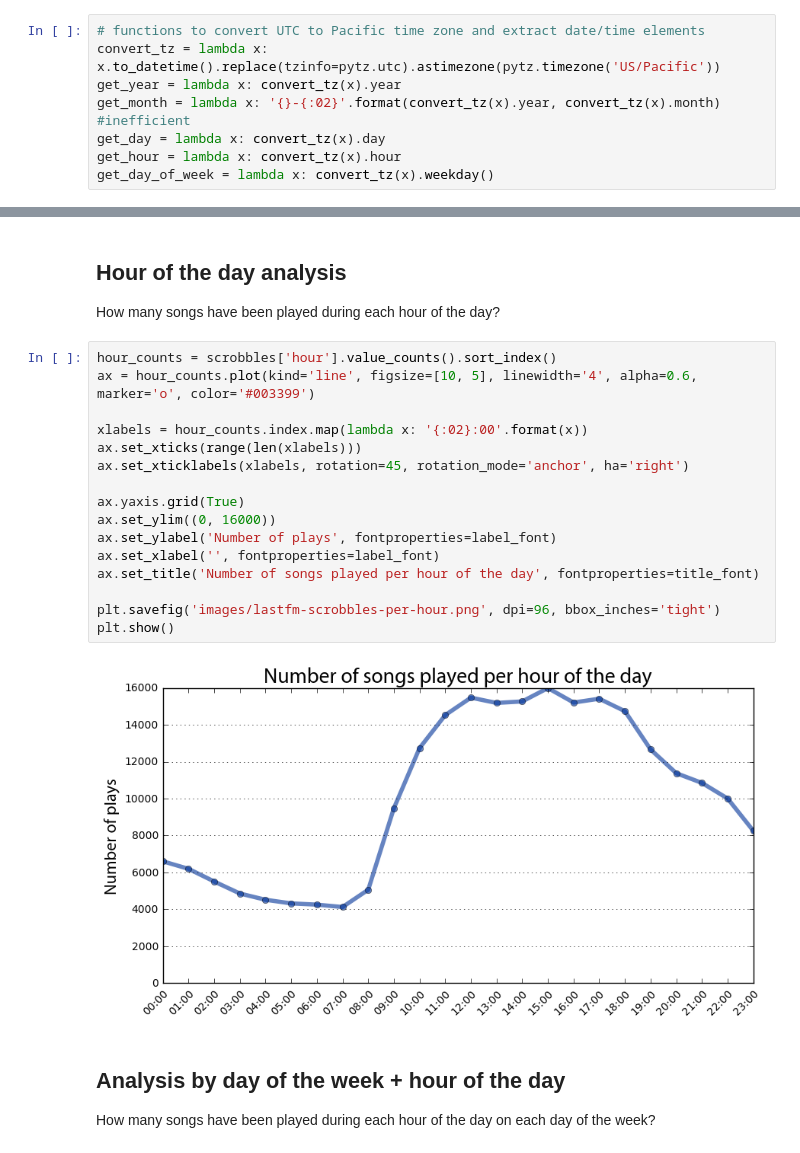
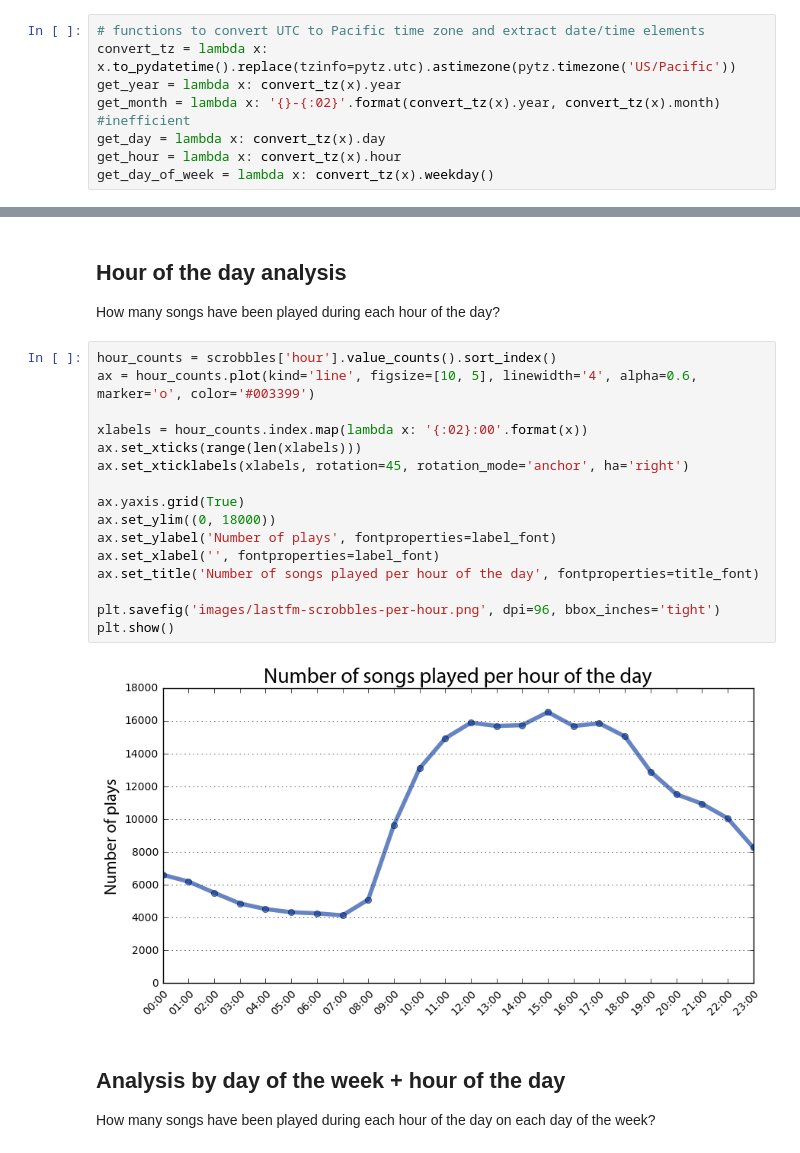
Before and after one commit to gboeing/data-visualization, a Jupyter notebook: lastfm-listening-history/lastfm_analysis.ipynb, the cells around one changed output, grey strips where cells are left out. Drawn from its saved outputs; the diff is of its cells as text.

```diff
--- a/lastfm-listening-history/lastfm_analysis.ipynb
+++ b/lastfm-listening-history/lastfm_analysis.ipynb
@@ -132,7 +132,7 @@ According to the last.fm web site, I have ~282,000 scrobbles. This API endpoint
 scrobbles['timestamp'] = pd.to_datetime(scrobbles['datetime'])
 # %%
 # functions to convert UTC to Pacific time zone and extract date/time elements
-convert_tz = lambda x: x.to_datetime().replace(tzinfo=pytz.utc).astimezone(pytz.timezone('US/Pacific'))
+convert_tz = lambda x: x.to_pydatetime().replace(tzinfo=pytz.utc).astimezone(pytz.timezone('US/Pacific'))
 get_year = lambda x: convert_tz(x).year
 get_month = lambda x: '{}-{:02}'.format(convert_tz(x).year, convert_tz(x).month) #inefficient
 get_day = lambda x: convert_tz(x).day
@@ -246,21 +247,21 @@ How many songs have been played during each hour of the day?
 # %%
 hour_counts = scrobbles['hour'].value_counts().sort_index()
 ax = hour_counts.plot(kind='line', figsize=[10, 5], linewidth='4', alpha=0.6, marker='o', color='#003399')
 
 xlabels = hour_counts.index.map(lambda x: '{:02}:00'.format(x))
 ax.set_xticks(range(len(xlabels)))
 ax.set_xticklabels(xlabels, rotation=45, rotation_mode='anchor', ha='right')
 
 ax.yaxis.grid(True)
-ax.set_ylim((0, 16000))
+ax.set_ylim((0, 18000))
 ax.set_ylabel('Number of plays', fontproperties=label_font)
 ax.set_xlabel('', fontproperties=label_font)
 ax.set_title('Number of songs played per hour of the day', fontproperties=title_font)
 
 plt.savefig('images/lastfm-scrobbles-per-hour.png', dpi=96, bbox_inches='tight')
 plt.show()
 # %% [output]
-[figure, old version]
+[figure, new version]
 # %% [markdown]
 ## Analysis by day of the week + hour of the day
 
```
Also changed, not shown: parts of 27 cells of this notebook, 23 other files.
